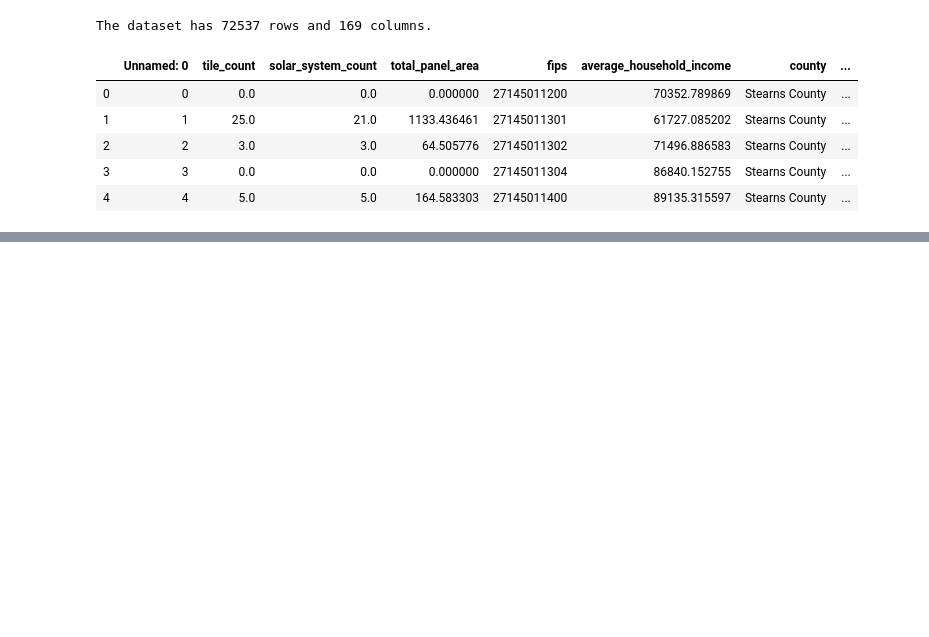
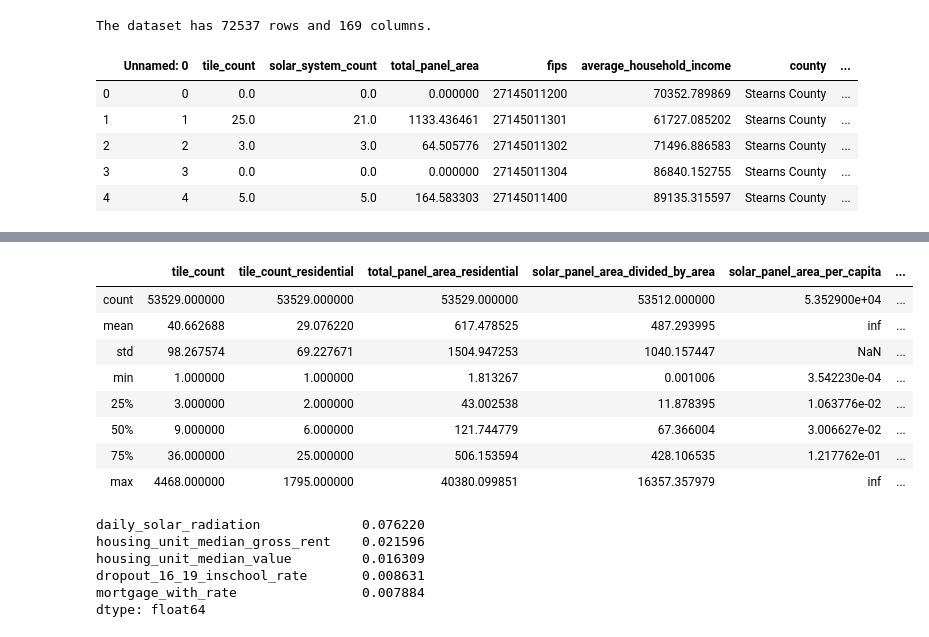
Before and after one commit to zs19930830/CMPE255, a Jupyter notebook: src/DeepSolarAnalysis.ipynb, the cells around one changed output, grey strips where cells are left out. Saved outputs shown, nothing was run; the diff lists cells and outputs as text; code cells hidden in the pictures; blank space fills up the shorter version.

```diff
--- a/src/DeepSolarAnalysis.ipynb
+++ b/src/DeepSolarAnalysis.ipynb
@@ -23,0 +122,22 @@ Histogram of Solar Panel Counts
+# %%
+data.describe()
+# %% [output]
+|  | tile_count | tile_count_residential | total_panel_area_residential | solar_panel_area_divided_by_area | solar_panel_area_per_capita | ... |
+| count | 53529.000000 | 53529.000000 | 53529.000000 | 53512.000000 | 5.352900e+04 | ... |
+| mean | 40.662688 | 29.076220 | 617.478525 | 487.293995 | inf | ... |
+| std | 98.267574 | 69.227671 | 1504.947253 | 1040.157447 | NaN | ... |
+| min | 1.000000 | 1.000000 | 1.813267 | 0.001006 | 3.542230e-04 | ... |
+| 25% | 3.000000 | 2.000000 | 43.002538 | 11.878395 | 1.063776e-02 | ... |
+| 50% | 9.000000 | 6.000000 | 121.744779 | 67.366004 | 3.006627e-02 | ... |
+| 75% | 36.000000 | 25.000000 | 506.153594 | 428.106535 | 1.217762e-01 | ... |
+| max | 4468.000000 | 1795.000000 | 40380.099851 | 16357.357979 | inf | ... |
+# %%
+# Ratio of null values in columns
+(data.isnull().sum() / data.shape[0]).sort_values(ascending=False)[0:5]
+# %% [output]
+daily_solar_radiation             0.076220
+housing_unit_median_gross_rent    0.021596
+housing_unit_median_value         0.016309
+dropout_16_19_inschool_rate       0.008631
+mortgage_with_rate                0.007884
+dtype: float64
```
Also changed, not shown: parts of 9 cells of this notebook.
